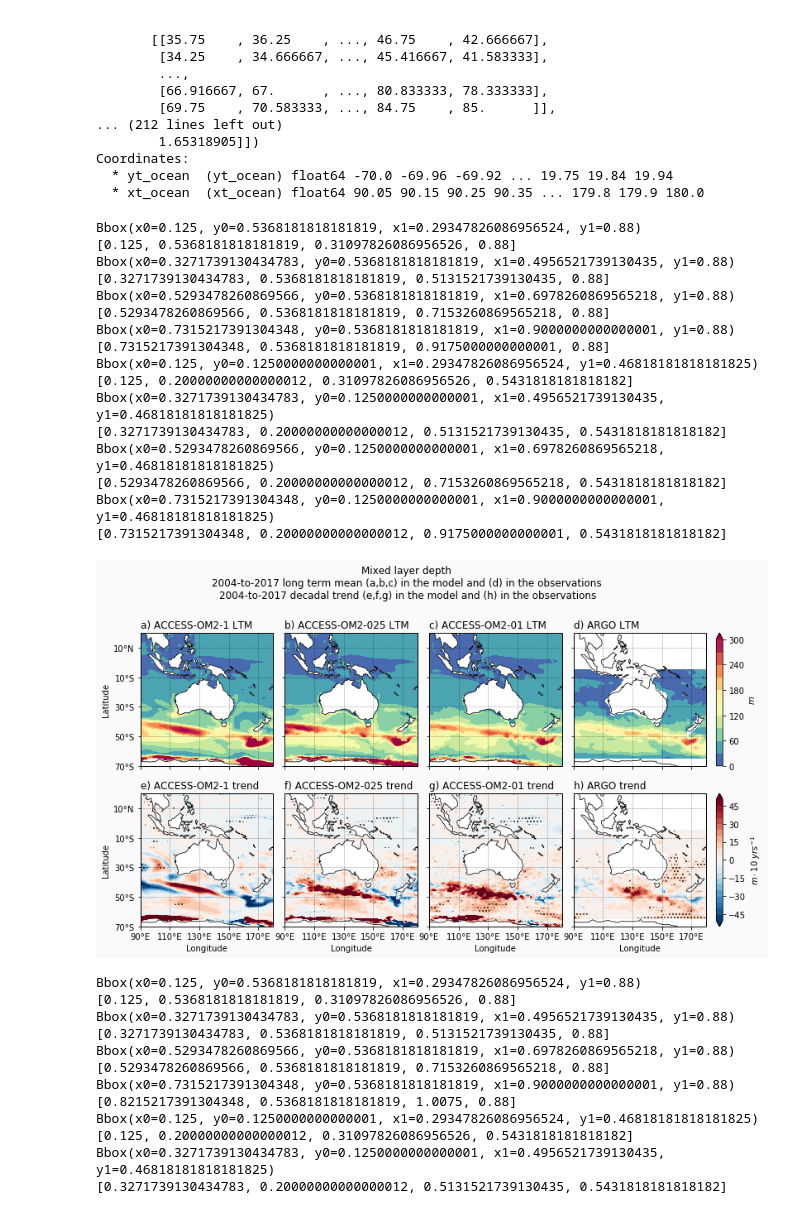
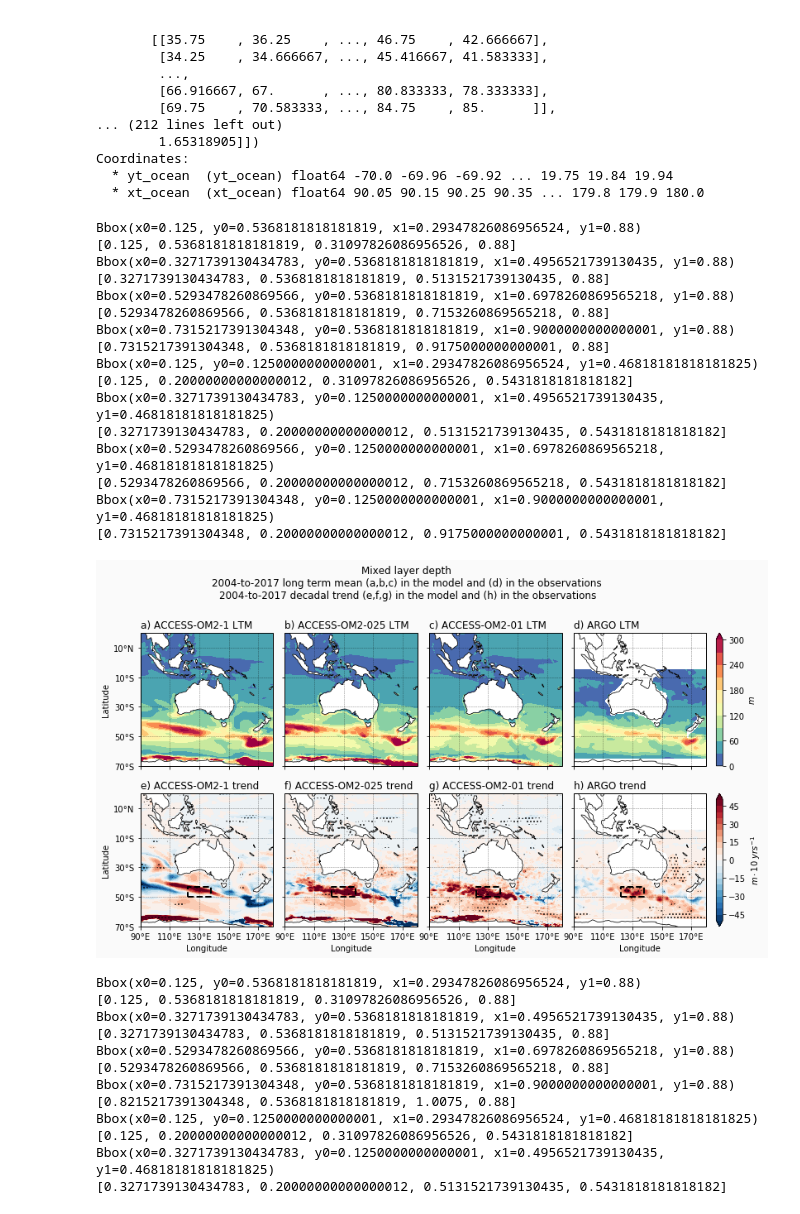
Before and after one commit to ERDuran/Australian-waters-diagnostics, a Jupyter notebook: scripts/p50_plot_mld.ipynb, the cells around one changed output. Cells and saved outputs as stored; diff of their text form; code cells hidden in the pictures.

Commit message:
inew bunch of plots to analyse MLD deepening

```diff
--- a/scripts/p50_plot_mld.ipynb
+++ b/scripts/p50_plot_mld.ipynb
@@ -287,6 +287,14 @@ ax.set_ylabel('Latitude')
 # ax.set_yticklabels('')
 ax.grid(linewidth=0.5, color='black', alpha=0.5, linestyle='--')
 ax.add_feature(land_50m)
+blonw=122
+blone=138
+blats=-50
+blatn=-43
+plt.plot(
+    [blonw, blone, blone, blonw, blonw],
+    [blats, blats, blatn, blatn, blats],
+    color='k', linestyle='--', linewidth=2)
 
 ax = plt.subplot(row, col, 6, projection=ccrs.PlateCarree())
 pos = ax.get_position()
@@ -318,6 +326,10 @@ ax.set_ylabel('')
 ax.set_yticklabels('')
 ax.grid(linewidth=0.5, color='black', alpha=0.5, linestyle='--')
 ax.add_feature(land_50m)
+plt.plot(
+    [blonw, blone, blone, blonw, blonw],
+    [blats, blats, blatn, blatn, blats],
+    color='k', linestyle='--', linewidth=2)
 
 ax = plt.subplot(row, col, 7, projection=ccrs.PlateCarree())
 pos = ax.get_position()
@@ -349,6 +361,10 @@ ax.set_ylabel('')
 ax.set_yticklabels('')
 ax.grid(linewidth=0.5, color='black', alpha=0.5, linestyle='--')
 ax.add_feature(land_50m)
+plt.plot(
+    [blonw, blone, blone, blonw, blonw],
+    [blats, blats, blatn, blatn, blats],
+    color='k', linestyle='--', linewidth=2)
 
 ax = plt.subplot(row, col, 8, projection=ccrs.PlateCarree())
 pos = ax.get_position()
@@ -380,35 +396,39 @@ ax.set_ylabel('')
 ax.set_yticklabels('')
 ax.grid(linewidth=0.5, color='black', alpha=0.5, linestyle='--')
 ax.add_feature(land_50m)
+plt.plot(
+    [blonw, blone, blone, blonw, blonw],
+    [blats, blats, blatn, blatn, blats],
+    color='k', linestyle='--', linewidth=2)
 axins = inset_axes(ax,
                    width="5%",  # width = 5% of parent_bbox width
                    height="100%",  # height : 50%
                    loc='lower left',
                    bbox_to_anchor=(1.075, 0, 1, 1),
                    bbox_transform=ax.transAxes,
                    borderpad=0)
 cbar = plt.colorbar(plot, orientation='vertical',
                     label=r'$m \cdot 10\ yrs^{-1}$', cax=axins)
 
 savefigure('mixed_layer_depth_absolute')
 # %% [output]
 Bbox(x0=0.125, y0=0.5368181818181819, x1=0.29347826086956524, y1=0.88)
 [0.125, 0.5368181818181819, 0.31097826086956526, 0.88]
 Bbox(x0=0.3271739130434783, y0=0.5368181818181819, x1=0.4956521739130435, y1=0.88)
 [0.3271739130434783, 0.5368181818181819, 0.5131521739130435, 0.88]
 Bbox(x0=0.5293478260869566, y0=0.5368181818181819, x1=0.6978260869565218, y1=0.88)
 [0.5293478260869566, 0.5368181818181819, 0.7153260869565218, 0.88]
 Bbox(x0=0.7315217391304348, y0=0.5368181818181819, x1=0.9000000000000001, y1=0.88)
 [0.7315217391304348, 0.5368181818181819, 0.9175000000000001, 0.88]
 Bbox(x0=0.125, y0=0.1250000000000001, x1=0.29347826086956524, y1=0.46818181818181825)
 [0.125, 0.20000000000000012, 0.31097826086956526, 0.5431818181818182]
 Bbox(x0=0.3271739130434783, y0=0.1250000000000001, x1=0.4956521739130435, y1=0.46818181818181825)
 [0.3271739130434783, 0.20000000000000012, 0.5131521739130435, 0.5431818181818182]
 Bbox(x0=0.5293478260869566, y0=0.1250000000000001, x1=0.6978260869565218, y1=0.46818181818181825)
 [0.5293478260869566, 0.20000000000000012, 0.7153260869565218, 0.5431818181818182]
 Bbox(x0=0.7315217391304348, y0=0.1250000000000001, x1=0.9000000000000001, y1=0.46818181818181825)
 [0.7315217391304348, 0.20000000000000012, 0.9175000000000001, 0.5431818181818182]
-[figure, old version]
+[figure, new version]
 # %%
 def bbox(pos):
     return matplotlib.transforms.Bbox(np.array([[pos[0],pos[1]],[pos[2],pos[3]]]))
```
Also changed, not shown: 10 other files.
